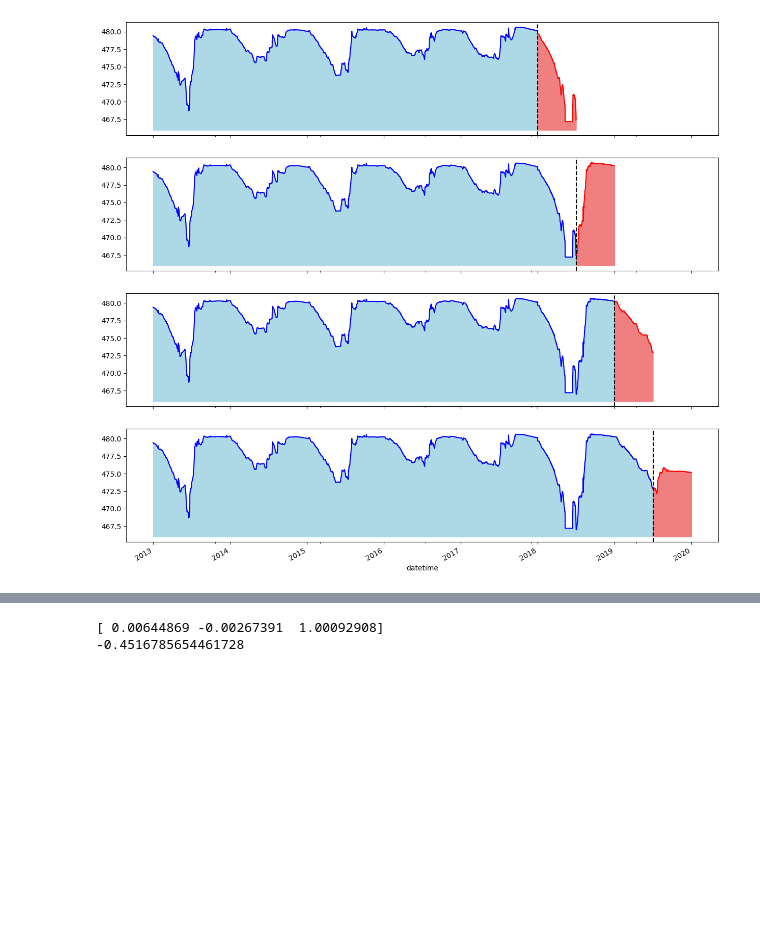
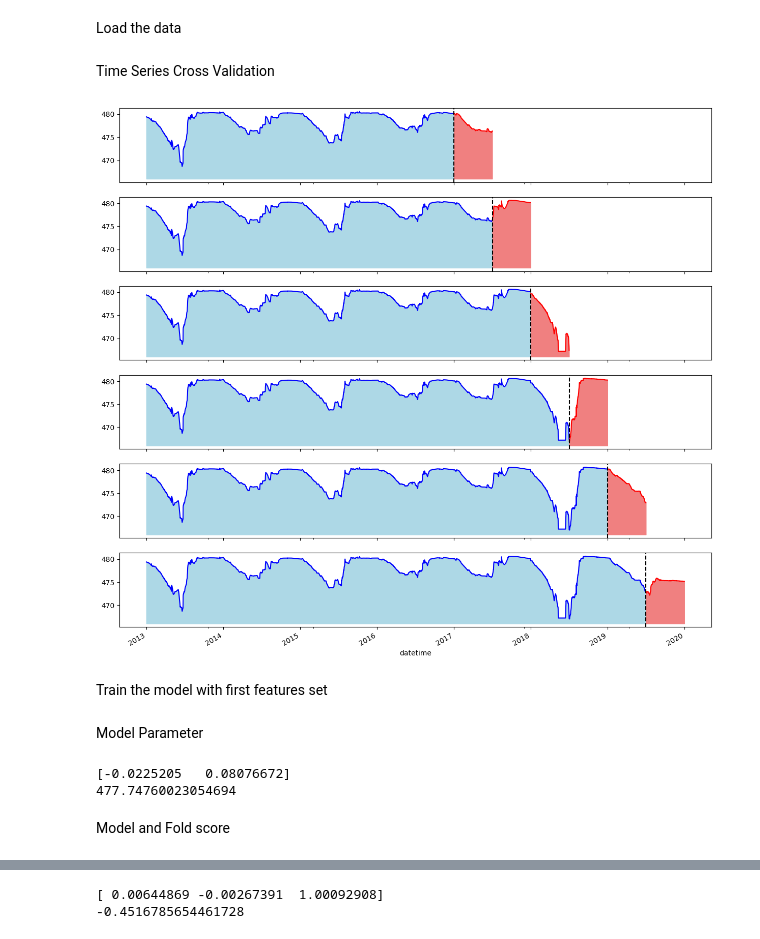
Before and after one commit to Hantuna8459/WaterLevelPrediction_SelectingModel, a Jupyter notebook: LinearRegression.ipynb, the cells around one changed output, grey strips where cells are left out. Cells and saved outputs as stored; diff of their text form; code cells hidden in the pictures; blank space fills up the shorter version.

```diff
--- a/LinearRegression.ipynb
+++ b/LinearRegression.ipynb
@@ -5,30 +7,36 @@ from sklearn.metrics import mean_absolute_error, mean_squared_error, r2_score
 import matplotlib.pyplot as plt
 
 dataroot = '../WaterLevelPrediction_SelectingModel//Data/'
+# %% [markdown]
+Load the data
 # %%
 df = pd.read_pickle(dataroot+'finaldata.pkl')
+# %% [markdown]
+Time Series Cross Validation
 # %%
 from sklearn.model_selection import TimeSeriesSplit
 
-tss = TimeSeriesSplit(n_splits=4, test_size=365)
+tss = TimeSeriesSplit(n_splits=6, test_size=365)
 df = df.sort_index()
 # %%
-fig, axs = plt.subplots(4,1, figsize = (15,15), sharex=True)
+fig, axs = plt.subplots(6,1, figsize = (15,15), sharex=True)
 
 fold = 0
 for train_idx, val_idx in tss.split(df):
     train = df.iloc[train_idx]
     test = df.iloc[val_idx]
     train['water_level'].plot(ax=axs[fold],
                               label='Tập huấn luyện',
                               color='blue')
     test['water_level'].plot(ax=axs[fold],
                              label='Tập kiểm thử',
                              color='red')
     axs[fold].fill_between(train.index,466, train['water_level'], color='lightblue')
     axs[fold].fill_between(test.index,466, test['water_level'], color='lightcoral')
     axs[fold].axvline(test.index.min(), color='black', ls='--')
     fold+=1
 plt.show()
 # %% [output]
-[figure, old version]
+[figure, new version]
+# %% [markdown]
+Train the model with first features set
@@ -34,0 +75,10 @@ plt.show()
+# %% [markdown]
+Model Parameter
+# %%
+print (lin_reg.coef_)
+print (lin_reg.intercept_)
+# %% [output]
+[-0.0225205   0.08076672]
+477.74760023054694
+# %% [markdown]
+Model and Fold score
```
Also changed, not shown: parts of 19 cells of this notebook, 5 other files.
